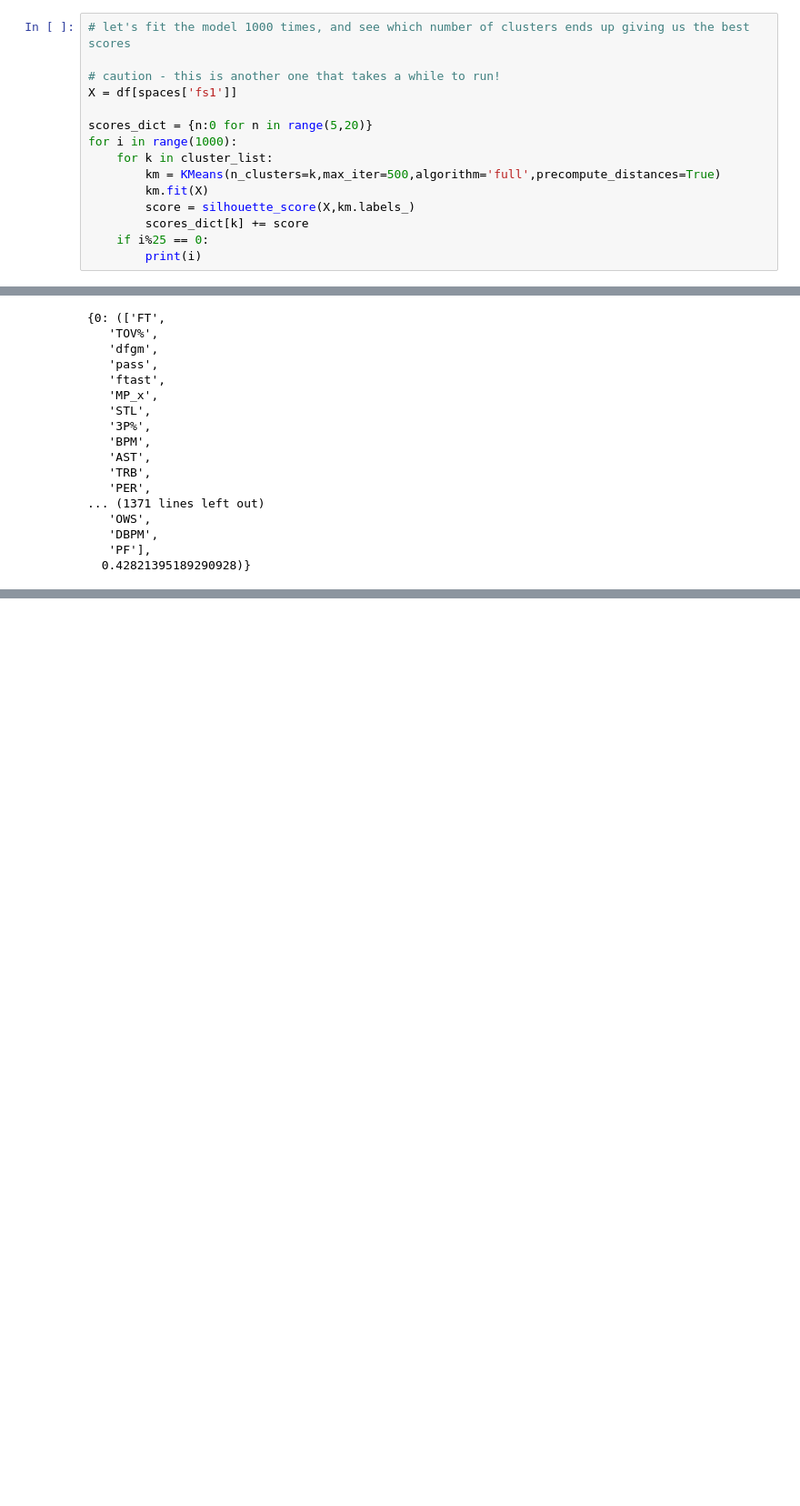
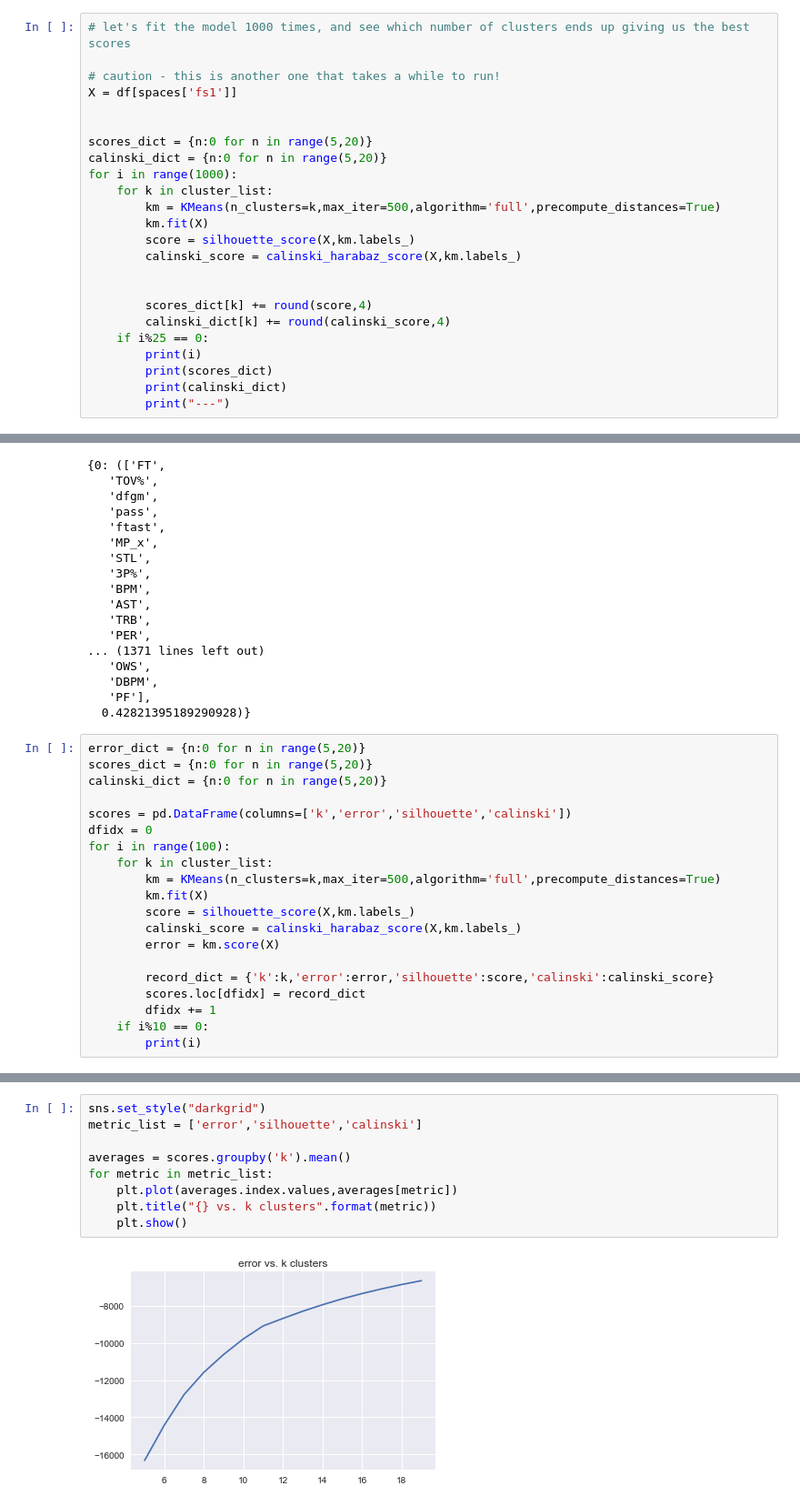
Before and after one commit to tilla232/dsi_capstone, a Jupyter notebook: src/feature_exploration.ipynb, the cells around one changed output, grey strips where cells are left out. Shown at 91% size. Saved outputs shown, nothing was run; the diff lists cells and outputs as text; blank space fills up the shorter version.

```diff
--- a/src/feature_exploration.ipynb
+++ b/src/feature_exploration.ipynb
@@ -620,14 +621,23 @@ fs1 did pretty well with very little parameterization, let's dig into it a littl
 # caution - this is another one that takes a while to run!
 X = df[spaces['fs1']]
 
+
 scores_dict = {n:0 for n in range(5,20)}
+calinski_dict = {n:0 for n in range(5,20)}
 for i in range(1000):
     for k in cluster_list:
         km = KMeans(n_clusters=k,max_iter=500,algorithm='full',precompute_distances=True)
         km.fit(X)
         score = silhouette_score(X,km.labels_)
-        scores_dict[k] += score
+        calinski_score = calinski_harabaz_score(X,km.labels_)
+
+
+        scores_dict[k] += round(score,4)
+        calinski_dict[k] += round(calinski_score,4)
     if i%25 == 0:
         print(i)
+        print(scores_dict)
+        print(calinski_dict)
+        print("---")
 # %% [output]
 0
@@ -749,3 +759,23 @@ feature_space_dict
    'DBPM',
    'PF'],
   0.42821395189290928)}
+# %%
+error_dict = {n:0 for n in range(5,20)}
+scores_dict = {n:0 for n in range(5,20)}
+calinski_dict = {n:0 for n in range(5,20)}
+
+scores = pd.DataFrame(columns=['k','error','silhouette','calinski'])
+dfidx = 0
+for i in range(100):
+    for k in cluster_list:
+        km = KMeans(n_clusters=k,max_iter=500,algorithm='full',precompute_distances=True)
+        km.fit(X)
+        score = silhouette_score(X,km.labels_)
+        calinski_score = calinski_harabaz_score(X,km.labels_)
+        error = km.score(X)
+
+        record_dict = {'k':k,'error':error,'silhouette':score,'calinski':calinski_score}
+        scores.loc[dfidx] = record_dict
+        dfidx += 1
+    if i%10 == 0:
+        print(i)
@@ -751,0 +793,11 @@ feature_space_dict
+# %%
+sns.set_style("darkgrid")
+metric_list = ['error','silhouette','calinski']
+
+averages = scores.groupby('k').mean()
+for metric in metric_list:
+    plt.plot(averages.index.values,averages[metric])
+    plt.title("{} vs. k clusters".format(metric))
+    plt.show()
+# %% [output]
+[figure, added]
```
Also changed, not shown: parts of 11 cells of this notebook, 21 other files.
